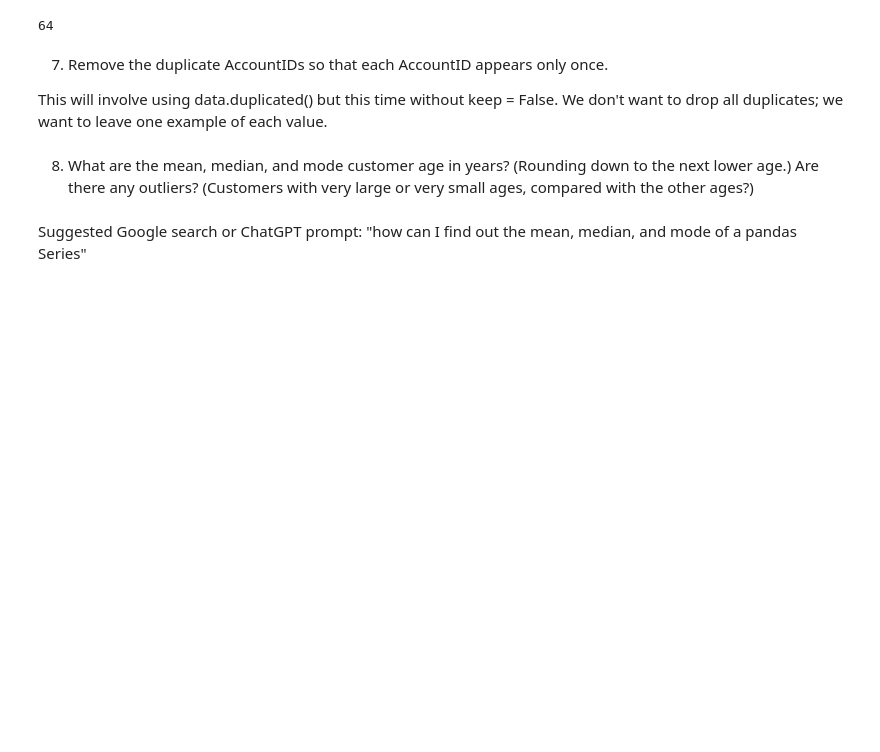
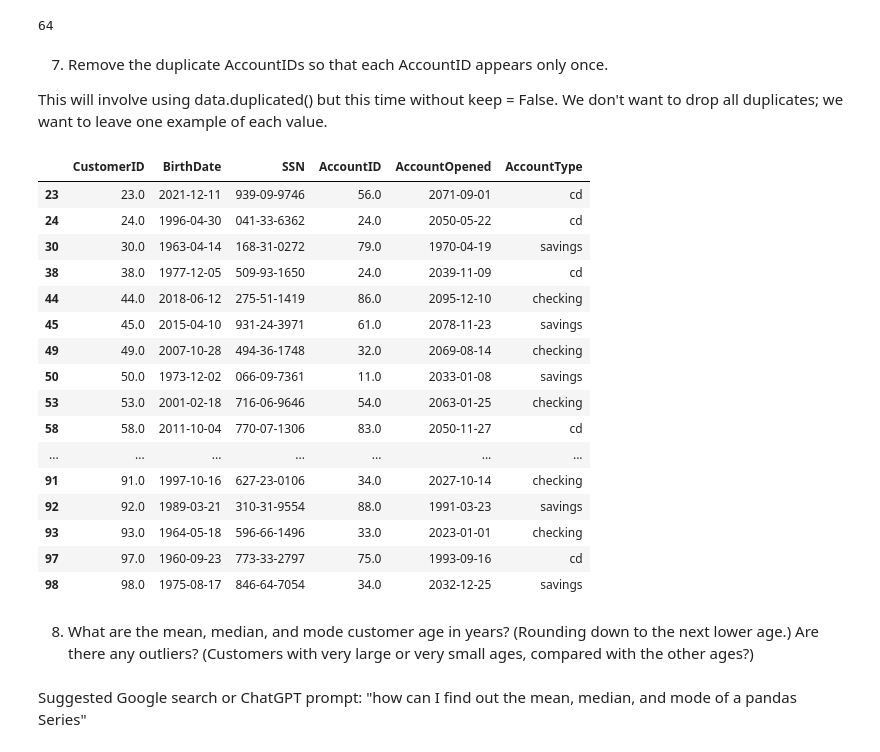
Before and after one commit to AL-Holmes/Module-B-semester-2, a Jupyter notebook: OMDS-ModB2-Week1-Holmes-Andre.ipynb, the cells around one changed output. Drawn from its saved outputs; the diff is of its cells as text; code cells hidden in the pictures; blank space fills up the shorter version.

```diff
--- a/OMDS-ModB2-Week1-Holmes-Andre.ipynb
+++ b/OMDS-ModB2-Week1-Holmes-Andre.ipynb
@@ -336,6 +353,26 @@ len(df_bank_datefix['AccountID'].unique())
 This will involve using data.duplicated() but this time without keep = False.  We don't want to drop all duplicates; we want to leave one example of each value.
 # %%
 # Drop duplicated AccountID so all unique
+
+df_bank_datefix[df_bank_datefix['AccountID'].duplicated()]
+# %% [output]
+|  | CustomerID | BirthDate | SSN | AccountID | AccountOpened | AccountType |
+| 23 | 23.0 | 2021-12-11 | 939-09-9746 | 56.0 | 2071-09-01 | cd |
+| 24 | 24.0 | 1996-04-30 | 041-33-6362 | 24.0 | 2050-05-22 | cd |
+| 30 | 30.0 | 1963-04-14 | 168-31-0272 | 79.0 | 1970-04-19 | savings |
+| 38 | 38.0 | 1977-12-05 | 509-93-1650 | 24.0 | 2039-11-09 | cd |
+| 44 | 44.0 | 2018-06-12 | 275-51-1419 | 86.0 | 2095-12-10 | checking |
+| 45 | 45.0 | 2015-04-10 | 931-24-3971 | 61.0 | 2078-11-23 | savings |
+| 49 | 49.0 | 2007-10-28 | 494-36-1748 | 32.0 | 2069-08-14 | checking |
+| 50 | 50.0 | 1973-12-02 | 066-09-7361 | 11.0 | 2033-01-08 | savings |
+| 53 | 53.0 | 2001-02-18 | 716-06-9646 | 54.0 | 2063-01-25 | checking |
+| 58 | 58.0 | 2011-10-04 | 770-07-1306 | 83.0 | 2050-11-27 | cd |
+| ... | ... | ... | ... | ... | ... | ... |
+| 91 | 91.0 | 1997-10-16 | 627-23-0106 | 34.0 | 2027-10-14 | checking |
+| 92 | 92.0 | 1989-03-21 | 310-31-9554 | 88.0 | 1991-03-23 | savings |
+| 93 | 93.0 | 1964-05-18 | 596-66-1496 | 33.0 | 2023-01-01 | checking |
+| 97 | 97.0 | 1960-09-23 | 773-33-2797 | 75.0 | 1993-09-16 | cd |
+| 98 | 98.0 | 1975-08-17 | 846-64-7054 | 34.0 | 2032-12-25 | savings |
 # %% [markdown]
 8. What are the mean, median, and mode customer age in years?  (Rounding down to the next lower age.)
 Are there any outliers?  (Customers with very large or very small ages, compared with the other ages?)
```
Also changed, not shown: parts of 7 cells of this notebook.
